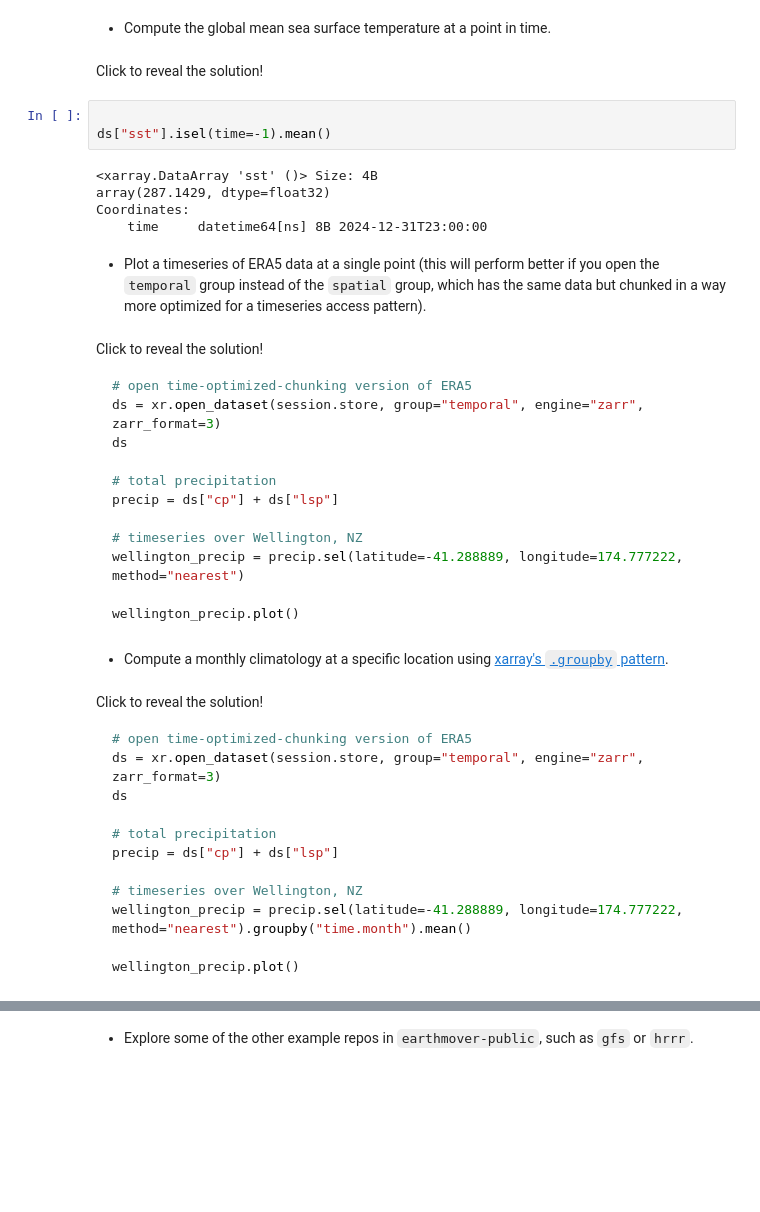
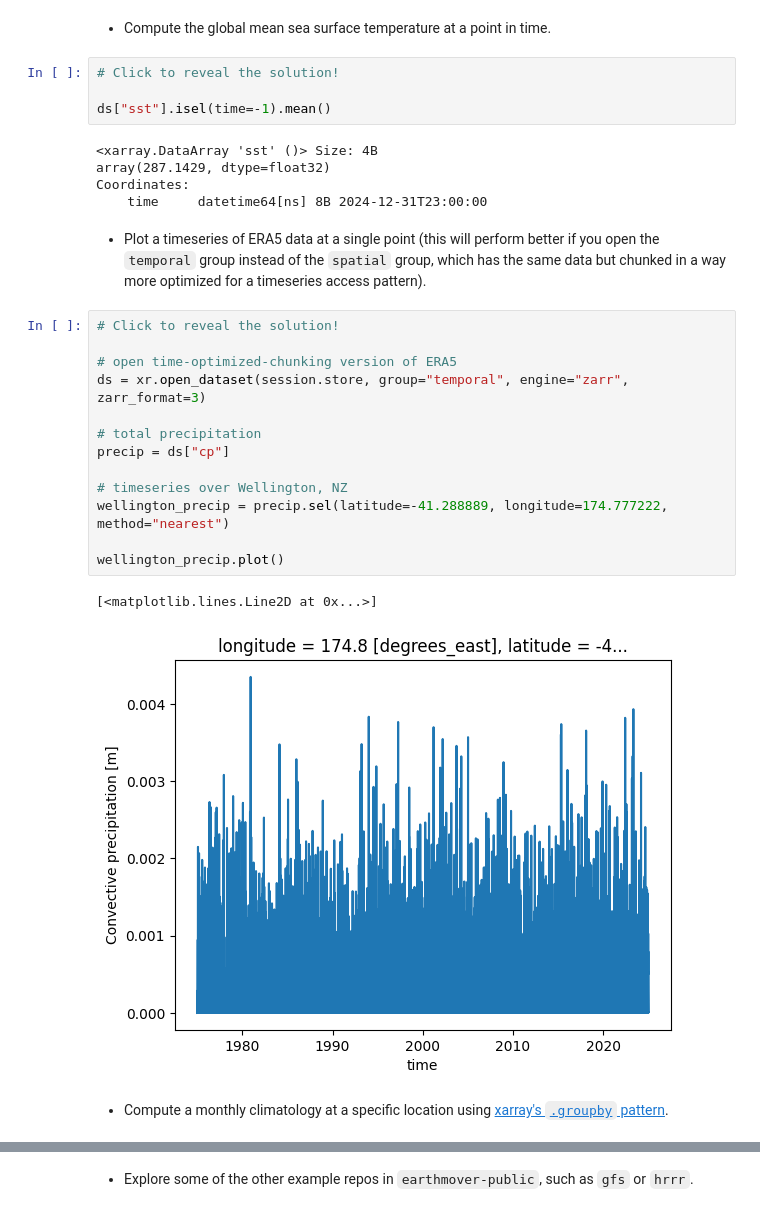
Before and after one commit to earth-mover/earthsciencesnz-immersion-day, a Jupyter notebook: lab-1/lab-1.ipynb, the cells around one changed output, grey strips where cells are left out. Saved outputs shown, nothing was run; the diff lists cells and outputs as text; blank space fills up the shorter version.

````diff
--- a/lab-1/lab-1.ipynb
+++ b/lab-1/lab-1.ipynb
@@ -327,9 +323,8 @@ p.axes.coastlines();
 [figure]
 # %% [markdown]
 - Compute the global mean sea surface temperature at a point in time.
-# %% [markdown]
-Click to reveal the solution!
 # %%
+# Click to reveal the solution!
 
 ds["sst"].isel(time=-1).mean()
 # %% [output]
@@ -339,35 +334,21 @@ Coordinates:
     time     datetime64[ns] 8B 2024-12-31T23:00:00
 # %% [markdown]
 - Plot a timeseries of ERA5 data at a single point (this will perform better if you open the `temporal` group instead of the `spatial` group, which has the same data but chunked in a way more optimized for a timeseries access pattern).
-# %% [markdown]
-Click to reveal the solution!
-```python
-# open time-optimized-chunking version of ERA5
-ds = xr.open_dataset(session.store, group="temporal", engine="zarr", zarr_format=3)
-ds
-
-# total precipitation
-precip = ds["cp"] + ds["lsp"]
-
-# timeseries over Wellington, NZ
-wellington_precip = precip.sel(latitude=-41.288889, longitude=174.777222, method="nearest")
-
-wellington_precip.plot()
-```
+# %%
+# Click to reveal the solution!
+
+# open time-optimized-chunking version of ERA5
+ds = xr.open_dataset(session.store, group="temporal", engine="zarr", zarr_format=3)
+
+# total precipitation
+precip = ds["cp"]
+
+# timeseries over Wellington, NZ
+wellington_precip = precip.sel(latitude=-41.288889, longitude=174.777222, method="nearest")
+
+wellington_precip.plot()
+# %% [output]
+[<matplotlib.lines.Line2D at 0x...>]
+[figure, added]
 # %% [markdown]
 - Compute a monthly climatology at a specific location using [xarray's `.groupby` pattern](https://docs.xarray.dev/en/stable/user-guide/groupby.html).
-# %% [markdown]
-Click to reveal the solution!
-```python
-# open time-optimized-chunking version of ERA5
-ds = xr.open_dataset(session.store, group="temporal", engine="zarr", zarr_format=3)
-ds
-
-# total precipitation
-precip = ds["cp"] + ds["lsp"]
-
-# timeseries over Wellington, NZ
-wellington_precip = precip.sel(latitude=-41.288889, longitude=174.777222, method="nearest").groupby("time.month").mean()
-
-wellington_precip.plot()
-```
````
Also changed, not shown: parts of 9 cells of this notebook.
